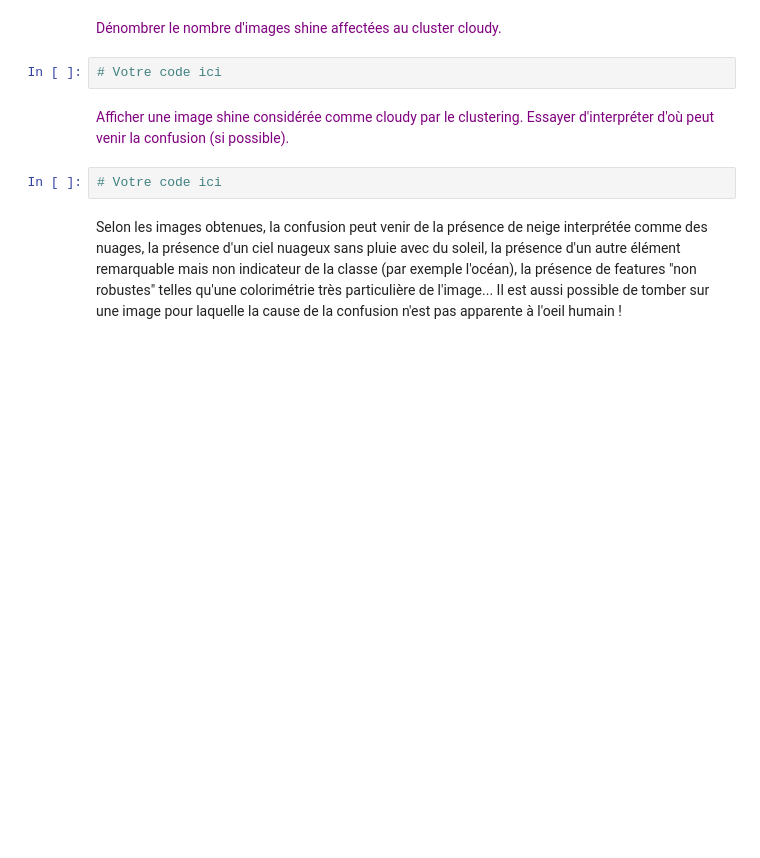
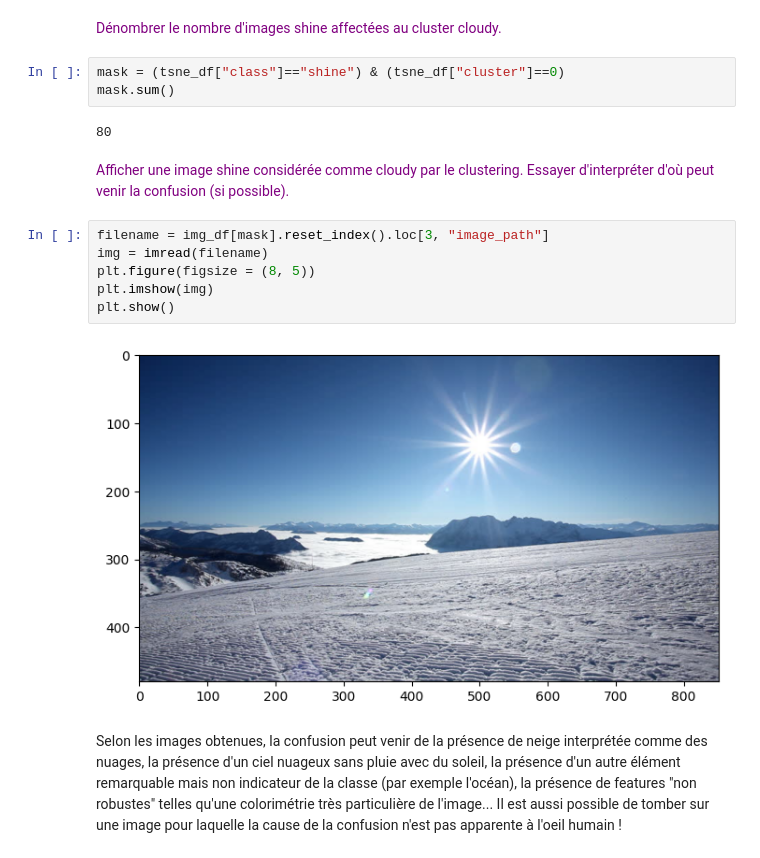
Before and after one commit to BEESPE/drn-phast, a Jupyter notebook: notebooks/live-coding/DRN-2_live-coding_cnn-weather-images.ipynb, the cells around one changed output. Drawn from its saved outputs; the diff is of its cells as text; blank space fills up the shorter version.

```diff
--- a/notebooks/live-coding/DRN-2_live-coding_cnn-weather-images.ipynb
+++ b/notebooks/live-coding/DRN-2_live-coding_cnn-weather-images.ipynb
@@ -202,11 +334,20 @@ Nous faisons ici le choix de mettre en oeuvre l'algorithme K-means. <font color=
 # %% [markdown]
 <font color="purple">Dénombrer le nombre d'images shine affectées au cluster cloudy.</font>
-# %%
-# Votre code ici
+# %%
+mask = (tsne_df["class"]=="shine") & (tsne_df["cluster"]==0)
+mask.sum()
+# %% [output]
+80
 # %% [markdown]
 <font color="purple">Afficher une image shine considérée comme cloudy par le clustering. Essayer d'interpréter d'où peut venir la confusion (si possible).</font>
-# %%
-# Votre code ici
+# %%
+filename = img_df[mask].reset_index().loc[3, "image_path"]
+img = imread(filename)
+plt.figure(figsize = (8, 5))
+plt.imshow(img)
+plt.show()
+# %% [output]
+[figure, added]
 # %% [markdown]
 Selon les images obtenues, la confusion peut venir de la présence de neige interprétée comme des nuages, la présence d'un ciel nuageux sans pluie avec du soleil, la présence d'un autre élément remarquable mais non indicateur de la classe (par exemple l'océan), la présence de features "non robustes" telles qu'une colorimétrie très particulière de l'image... Il est aussi possible de tomber sur une image pour laquelle la cause de la confusion n'est pas apparente à l'oeil humain !
 # %% [markdown]
```
Also changed, not shown: parts of 81 cells of this notebook, 5 other files.
